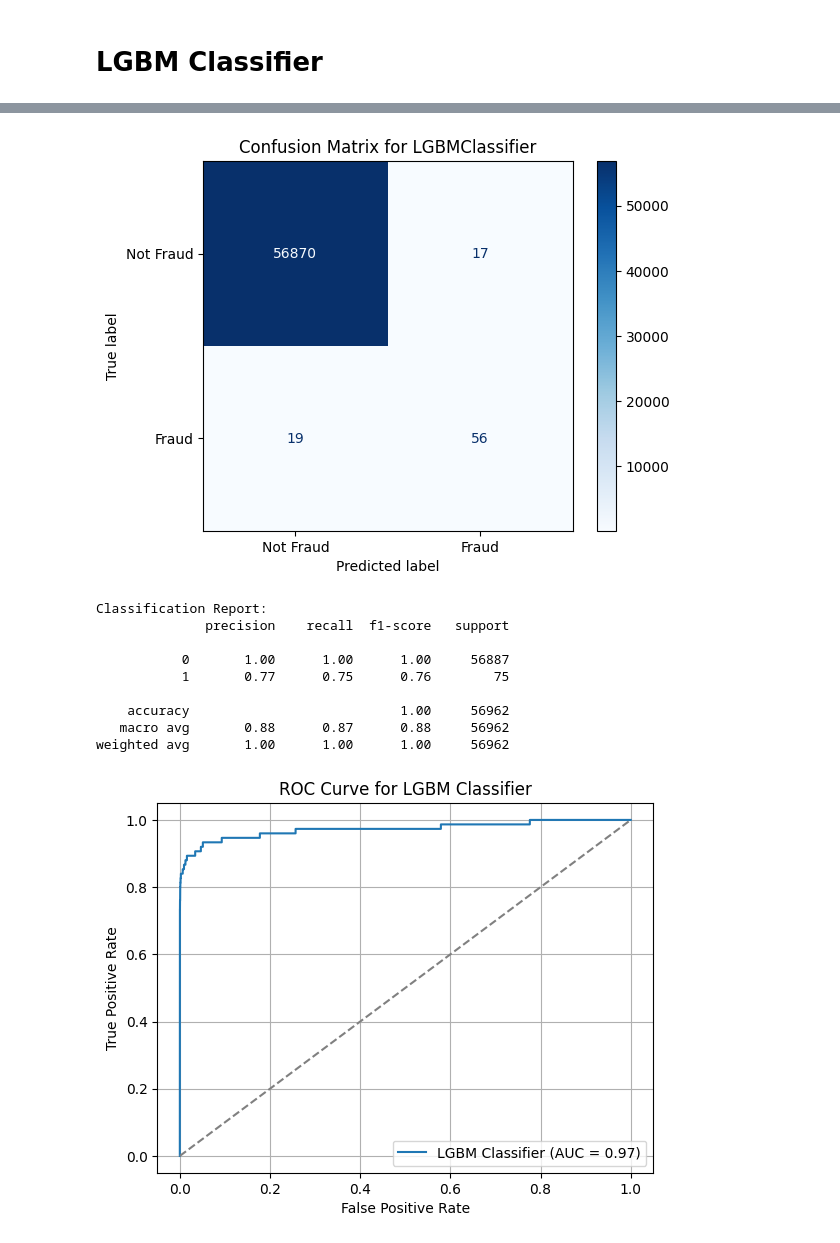
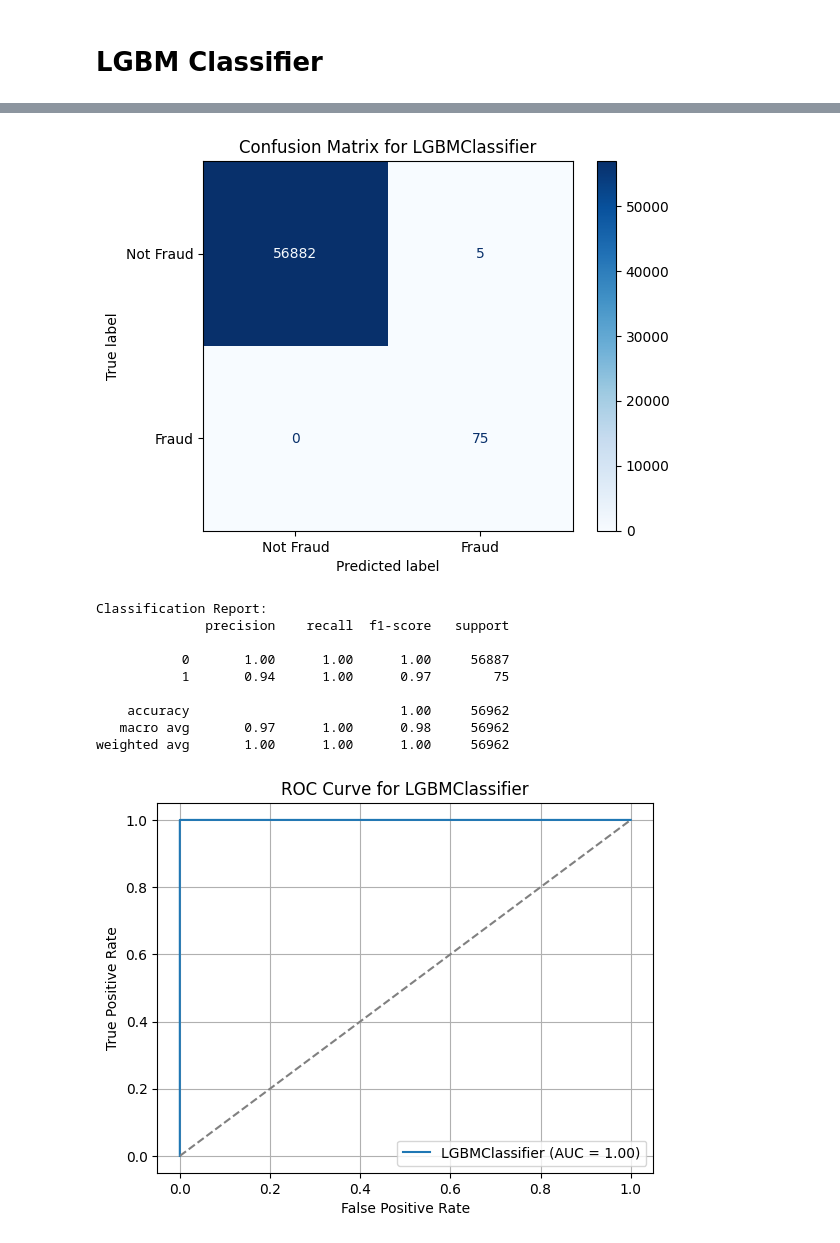
Before and after one commit to COMP3608Project/credit-card-fraud, a Jupyter notebook: Fraud_2022.ipynb, the cells around one changed output, grey strips where cells are left out. Cells and saved outputs as stored; diff of their text form; code cells hidden in the pictures.

```diff
--- a/Fraud_2022.ipynb
+++ b/Fraud_2022.ipynb
@@ -131,3 +226,6 @@ def run_model(df, model, name):
+# %%
+X = df.drop('class', axis=1)
+y = df['class']
 # %% [markdown]
 # XGBOOST
 # %%
@@ -149,5 +247,5 @@ plt.show()
 # %%
 # Running the model
 model = xgb.XGBClassifier(n_estimators=200, random_state=42, eval_metric='logloss')
-run_model(df, model, "XGBOOST")
+run_stratified(model, X_resampled, y_resampled)
 # %% [output]
@@ -174,5 +287,5 @@ X_resampled, y_resampled = X_train, y_train
 # %%
 # Running the model
 model = LogisticRegression(max_iter=1000)
-run_model(df, model, "Logistic Regression")
+run_stratified(model, X_resampled, y_resampled)
 # %% [output]
@@ -196,10 +324,10 @@ weighted avg       1.00      1.00      1.00     56962
 
 # Using ADASYN for LGBM Classifier
 adasyn = ADASYN(random_state=42)
-X_resampled, y_resampled = adasyn.fit_resample(X_train, y_train)
+X_resampled, y_resampled = adasyn.fit_resample(X, y)
 # %%
 # Running the model
 
 model = lgb.LGBMClassifier(n_estimators=200, random_state=42)
-run_model(df, model, "LGBM Classifier")
+run_temporal(df, model, X_resampled, y_resampled)
 # %% [output]
@@ -214,11 +342,11 @@ You can set `force_col_wise=true` to remove the overhead.
-[figure, old version]
+[figure, new version]
 Classification Report:
               precision    recall  f1-score   support
 
            0       1.00      1.00      1.00     56887
-           1       0.77      0.75      0.76        75
+           1       0.94      1.00      0.97        75
 
     accuracy                           1.00     56962
-   macro avg       0.88      0.87      0.88     56962
+   macro avg       0.97      1.00      0.98     56962
 weighted avg       1.00      1.00      1.00     56962
-[figure, old version]
+[figure, new version]
```
Also changed, not shown: parts of 20 cells of this notebook.
